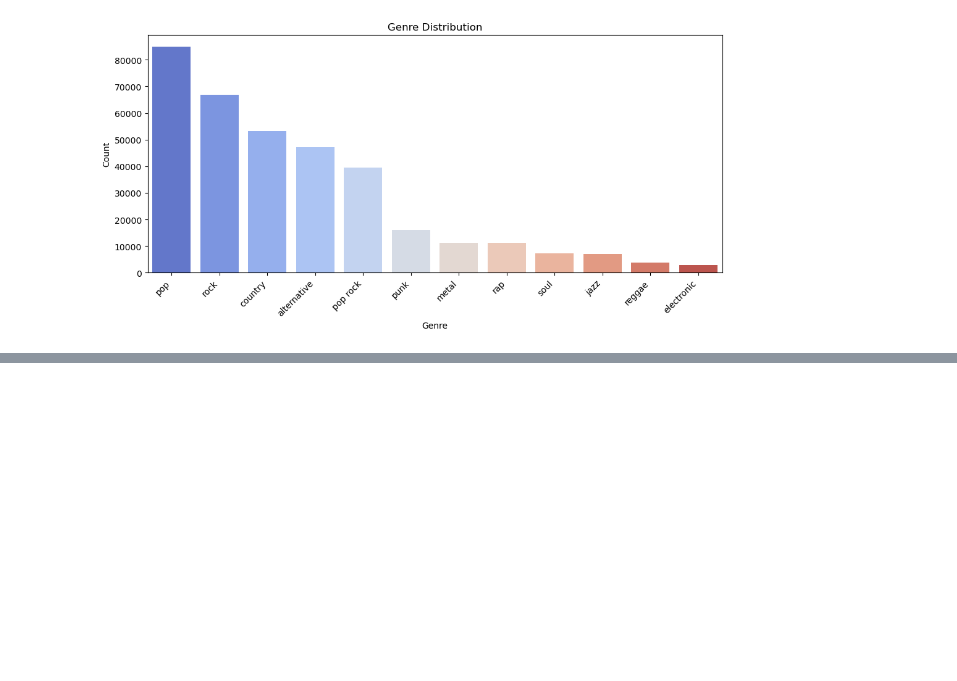
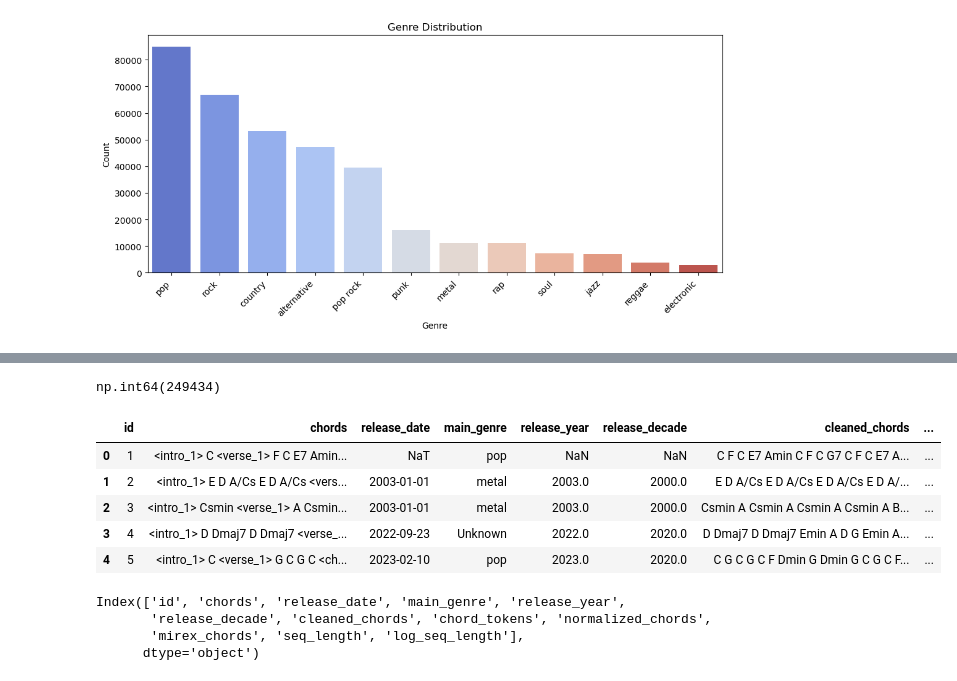
Before and after one commit to AtharvaBhalilkar/chord-gen-ai, a Jupyter notebook: notebooks/data_preprocessing.ipynb, the cells around one changed output, grey strips where cells are left out. Drawn from its saved outputs; the diff is of its cells as text; code cells hidden in the pictures; blank space fills up the shorter version.

```diff
--- a/notebooks/data_preprocessing.ipynb
+++ b/notebooks/data_preprocessing.ipynb
@@ -427,0 +452,4 @@ plt.show()
+# %%
+df['genres'].isnull().sum()
+# %% [output]
+np.int64(249434)
@@ -427,0 +466,16 @@ plt.show()
+# %%
+df.head()
+# %% [output]
+|  | id | chords | release_date | main_genre | release_year | release_decade | cleaned_chords | ... |
+| 0 | 1 | <intro_1> C <verse_1> F C E7 Amin... | NaT | pop | NaN | NaN | C F C E7 Amin C F C G7 C F C E7 A... | ... |
+| 1 | 2 | <intro_1> E D A/Cs E D A/Cs <vers... | 2003-01-01 | metal | 2003.0 | 2000.0 | E D A/Cs E D A/Cs E D A/Cs E D A/... | ... |
+| 2 | 3 | <intro_1> Csmin <verse_1> A Csmin... | 2003-01-01 | metal | 2003.0 | 2000.0 | Csmin A Csmin A Csmin A Csmin A B... | ... |
+| 3 | 4 | <intro_1> D Dmaj7 D Dmaj7 <verse_... | 2022-09-23 | Unknown | 2022.0 | 2020.0 | D Dmaj7 D Dmaj7 Emin A D G Emin A... | ... |
+| 4 | 5 | <intro_1> C <verse_1> G C G C <ch... | 2023-02-10 | pop | 2023.0 | 2020.0 | C G C G C F Dmin G Dmin G C G C F... | ... |
+# %%
+df.columns
+# %% [output]
+Index(['id', 'chords', 'release_date', 'main_genre', 'release_year',
+       'release_decade', 'cleaned_chords', 'chord_tokens', 'normalized_chords',
+       'mirex_chords', 'seq_length', 'log_seq_length'],
+      dtype='object')
```
Also changed, not shown: parts of 19 cells of this notebook.
